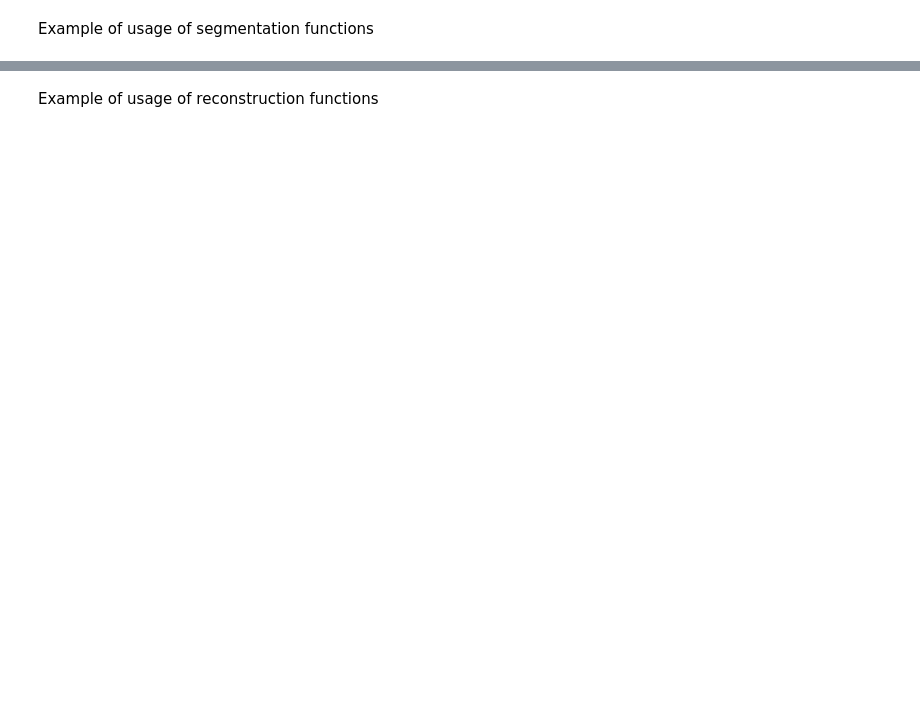
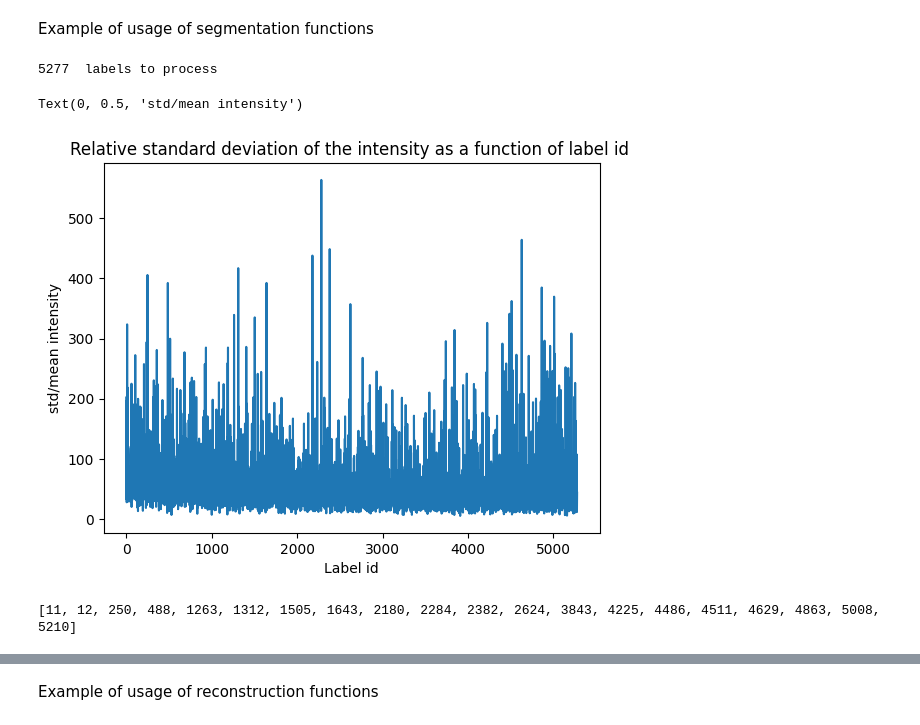
Before and after one commit to GuignardLab/tapenade, a Jupyter notebook: notebooks/organoid_notebook.ipynb, the cells around one changed output, grey strips where cells are left out. Cells and saved outputs as stored; diff of their text form; code cells hidden in the pictures; blank space fills up the shorter version.

Commit message:
adding detection of merge issues of segmentation

```diff
--- a/notebooks/organoid_notebook.ipynb
+++ b/notebooks/organoid_notebook.ipynb
@@ -15,3 +20,30 @@ dapi=data[:,0,:,:]
 stardist_model = rf'C:\Users\gros\Desktop\CODES\Alice_Segmentation\Stardist\models\lennedist_3d_grid222_rays64'
 # %%
 output = segmentation.predict_stardist(data,model_path=stardist_model,input_voxelsize=[1,1,1],normalize_input=True)
+# %%
+num_g=1
+path_to_data = r"C:\Users\gros\Desktop\DATA\Fucci_seg\0210_1"
+path_output = path_to_data
+seg = tifffile.imread(rf'{path_to_data}\{num_g}_seg.tif')
+mask = tifffile.imread(rf'{path_to_data}\dapi_iso_mask.tif')
+mvenus = tifffile.imread(rf'{path_to_data}\mvenus_blur.tif')
+mcherry = tifffile.imread(rf'{path_to_data}\mcherry_blur.tif')
+# %%
+Intensity_Distrib=segmentation.find_seg_errors(segmentation = seg,image = mvenus)
+# %% [output]
+5277  labels to process
+# %%
+plt.plot(list(Intensity_Distrib[:,0]),list(Intensity_Distrib[:,3]))
+plt.title('Relative standard deviation of the intensity as a function of label id ')
+plt.xlabel('Label id')
+plt.ylabel('std/mean intensity')
+#we can see that the std/mean intensity is very high for some labels, lets visualize them, starting with a threshold of 300
+# %% [output]
+Text(0, 0.5, 'std/mean intensity')
+[figure, added]
+# %%
+thresh=300
+list_wrong_labels = segmentation.tresh_distribution(Intensity_Distrib,threshold=thresh,column_number=3)
+print(list_wrong_labels)
+# %% [output]
+[11, 12, 250, 488, 1263, 1312, 1505, 1643, 2180, 2284, 2382, 2624, 3843, 4225, 4486, 4511, 4629, 4863, 5008, 5210]
```
Also changed, not shown: parts of 3 cells of this notebook, 3 other files.
